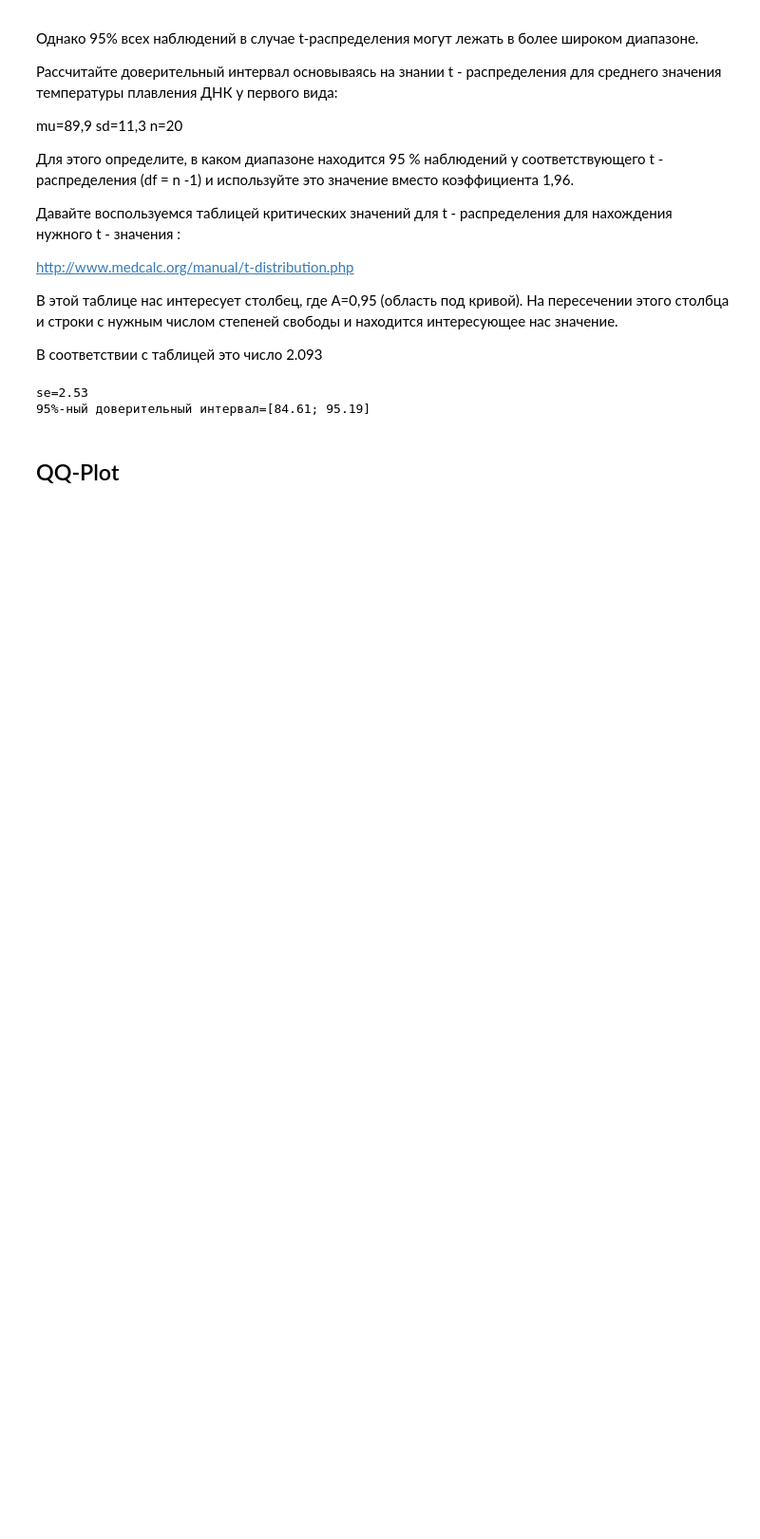
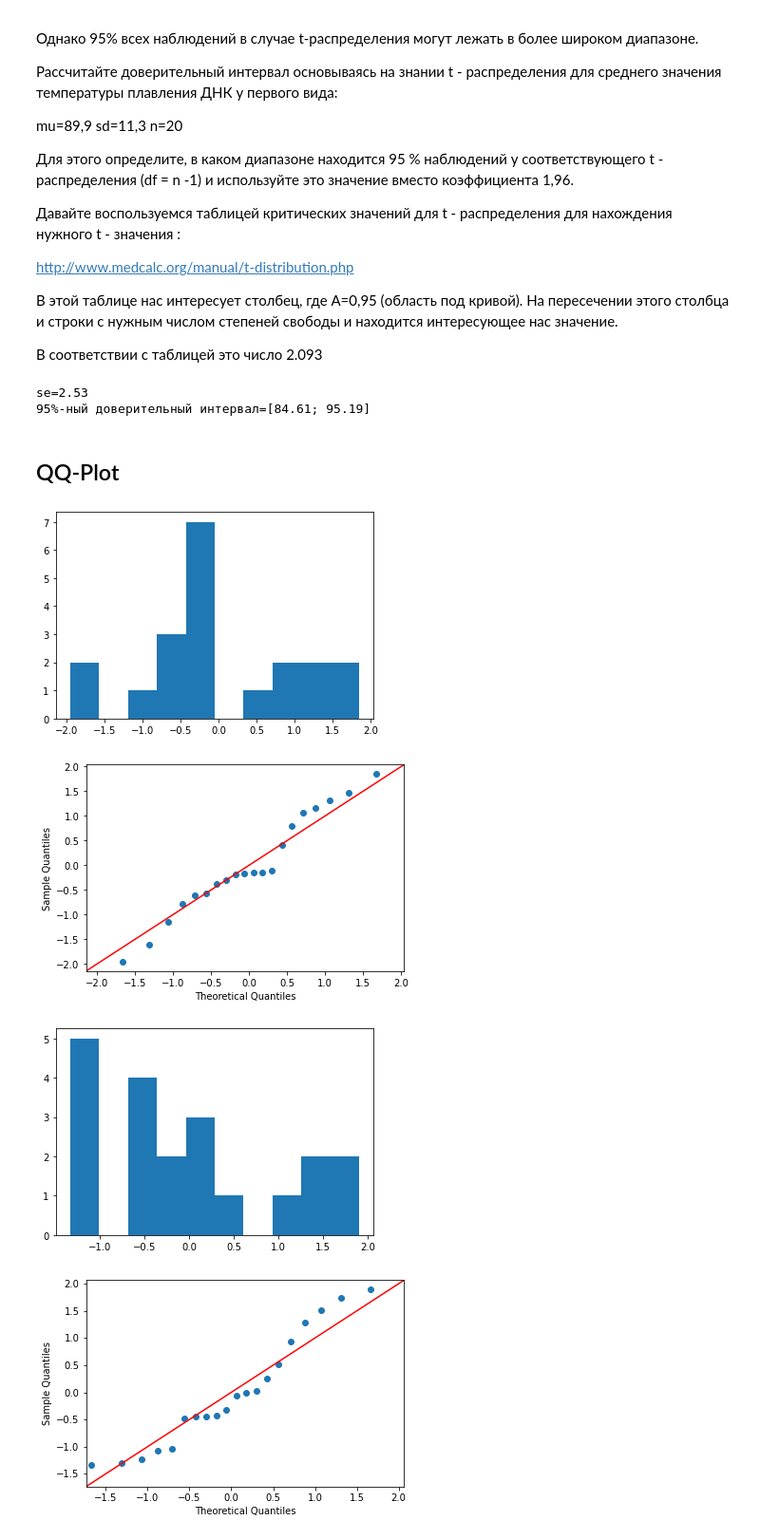
Before and after one commit to rufous86/studies, a Jupyter notebook: statistics_basics(stepik).ipynb, the cells around one changed output. Shown at 95% size. Saved outputs shown, nothing was run; the diff lists cells and outputs as text; code cells hidden in the pictures; blank space fills up the shorter version.

Commit message:
qq_plot

```diff
--- a/statistics_basics(stepik).ipynb
+++ b/statistics_basics(stepik).ipynb
@@ -276,3 +276,21 @@ se=2.53
 95%-ный доверительный интервал=[84.61; 95.19]
 # %% [markdown]
 ## QQ-Plot
+# %%
+import statsmodels.api as sm
+import matplotlib.pyplot as plt
+import numpy as np
+
+sample_1 = np.array([84.7, 105, 98.9, 97.9, 108.7, 81.3, 99.4, 89.4 , 93, 119.3, 99.2, 99.4, 97.1, 112.4, 99.8, 94.7, 114, 95.1, 115.5, 111.5])
+sample_2 = np.array([57.2, 68.6, 104.4, 95.1, 89.9, 70.8, 83.5, 60.1, 75.7, 102, 69, 79.6, 68.9, 98.6, 76, 74.8, 56, 55.6, 69.4, 59.5])
+
+for data in (sample_1, sample_2):
+    data = (data - np.mean(data)) / np.std(data) # don't forget about standartization!!!
+    plt.hist(data)
+    fig = sm.qqplot(data, line='45')
+    plt.show()
+# %% [output]
+[figure, added]
+[figure, added]
+[figure, added]
+[figure, added]
```
